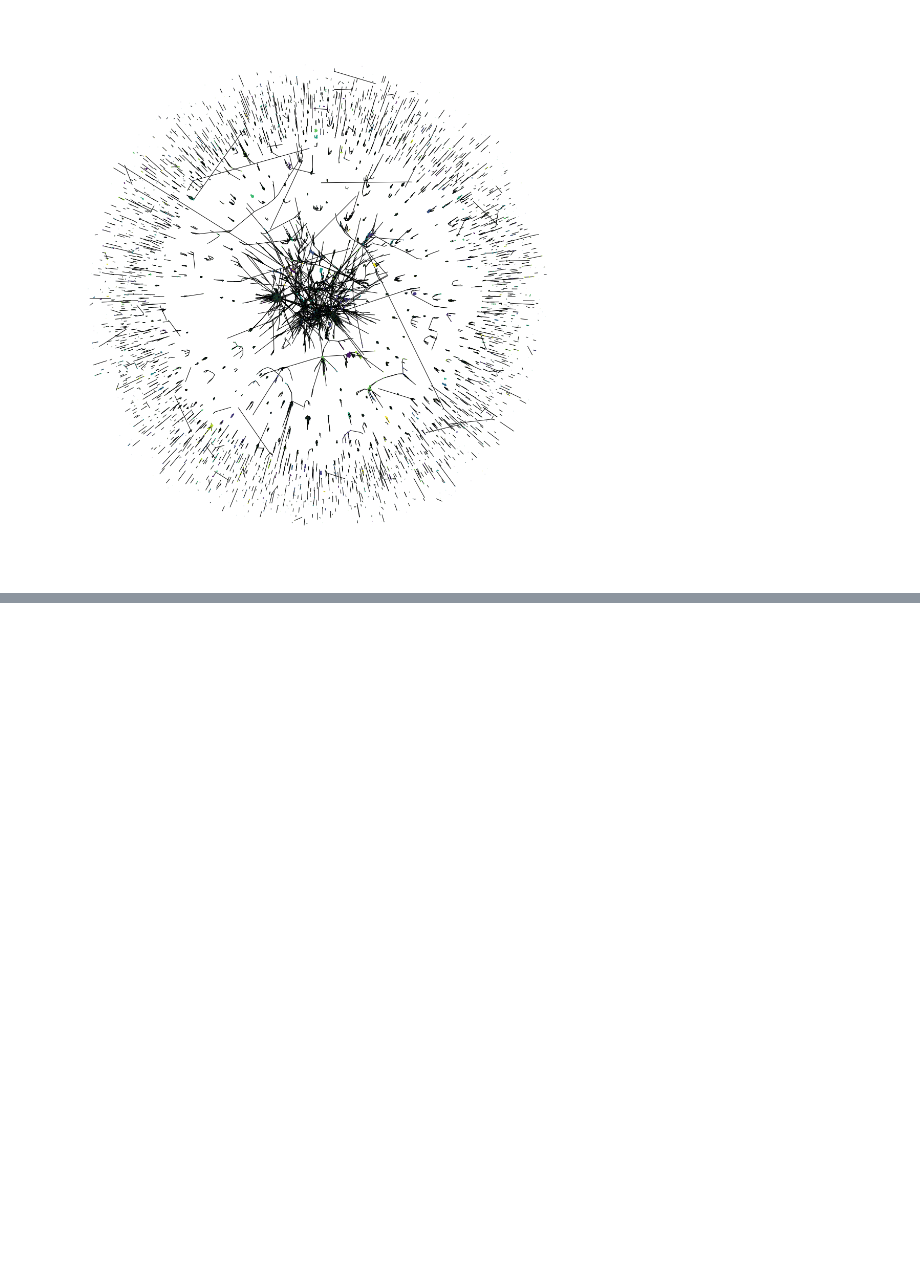
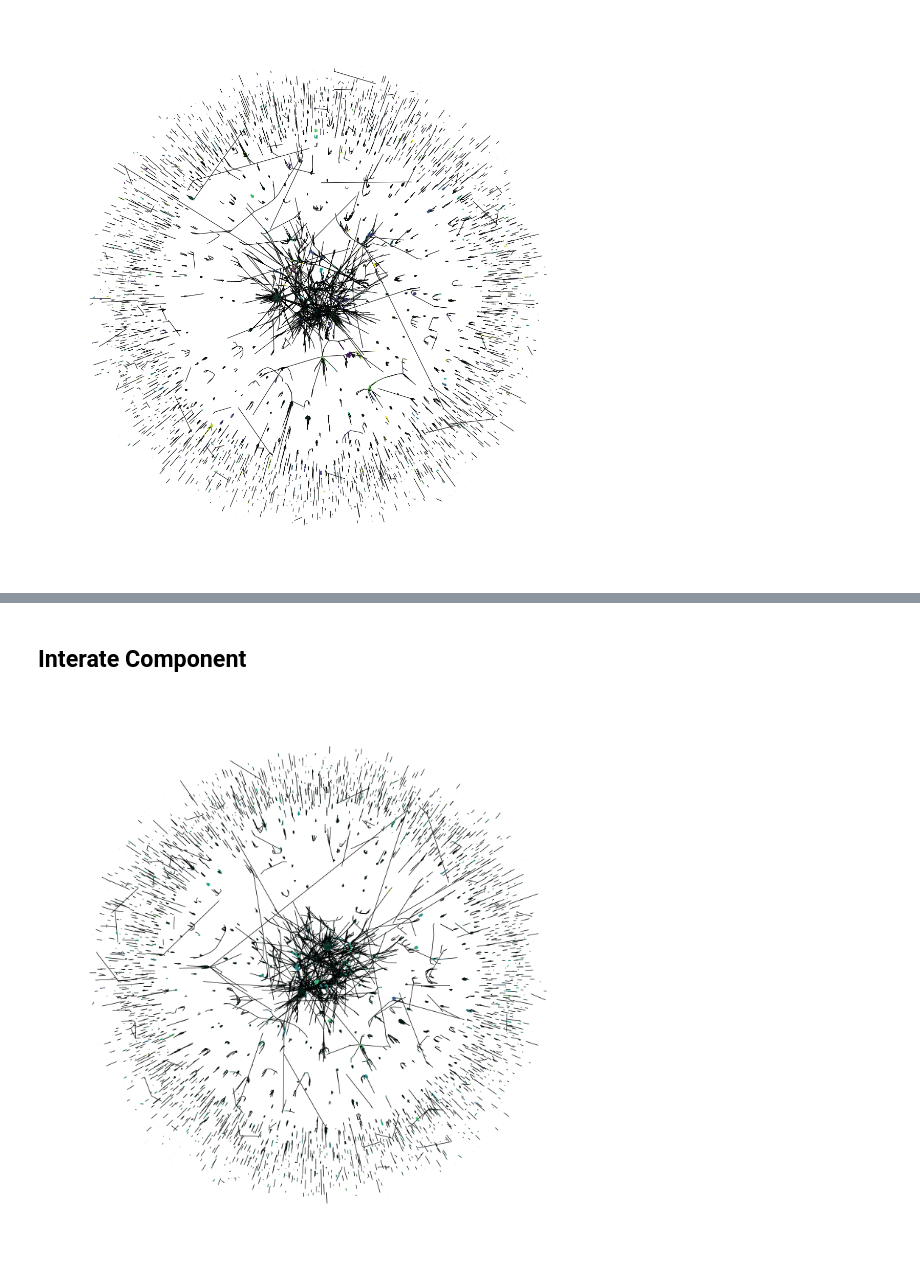
Before and after one commit to Keygoksmg/neat_opinion_network, a Jupyter notebook: experiments.ipynb, the cells around one changed output, grey strips where cells are left out. Drawn from its saved outputs; the diff is of its cells as text; code cells hidden in the pictures; blank space fills up the shorter version.

```diff
--- a/experiments.ipynb
+++ b/experiments.ipynb
@@ -150,0 +218,27 @@ Graph with 11870 nodes and 19683 edges
+# %%
+import plotly.graph_objects as go
+mode = ['Abebe', 'new']
+fig = go.Figure()
+test_graph = create_graph()
+for i in mode:
+    graph = test_graph.copy()
+    print(graph.nodes[node]['conformity'])
+    test = ExperimentClass(graph, i)
+    test.run_model(10)
+    avgdiff_per_iter = test.get_avgdiff_per_iter()
+    print(avgdiff_per_iter)
+    fig.add_trace(go.Scatter(x=np.arange(1, len(avgdiff_per_iter)+1), y=avgdiff_per_iter, mode='lines', name=f'{i}'))
+fig.update_layout(title=f'Opinions difference over time',
+                  xaxis_title='step', yaxis_title='Avg difference in opinions',
+                  title_x=0.5, title_y=0.85,
+                  legend=dict(
+                    yanchor="top",
+                    y=0.99,
+                    xanchor="right",
+                    x=0.99
+                  ),
+                  width=600, height=400)
+# update x ticks to every 1
+fig.update_xaxes(dtick=1)
+fig.update_layout
+fig.show()
@@ -150,0 +254,7 @@ Graph with 11870 nodes and 19683 edges
+# %% [markdown]
+## Interate Component
+# %%
+plt.figure(figsize = (15,15))
+g_simple = test_graph.copy()
+# %% [output]
+[figure, added]
```
Also changed, not shown: parts of 9 cells of this notebook, 4 other files.
